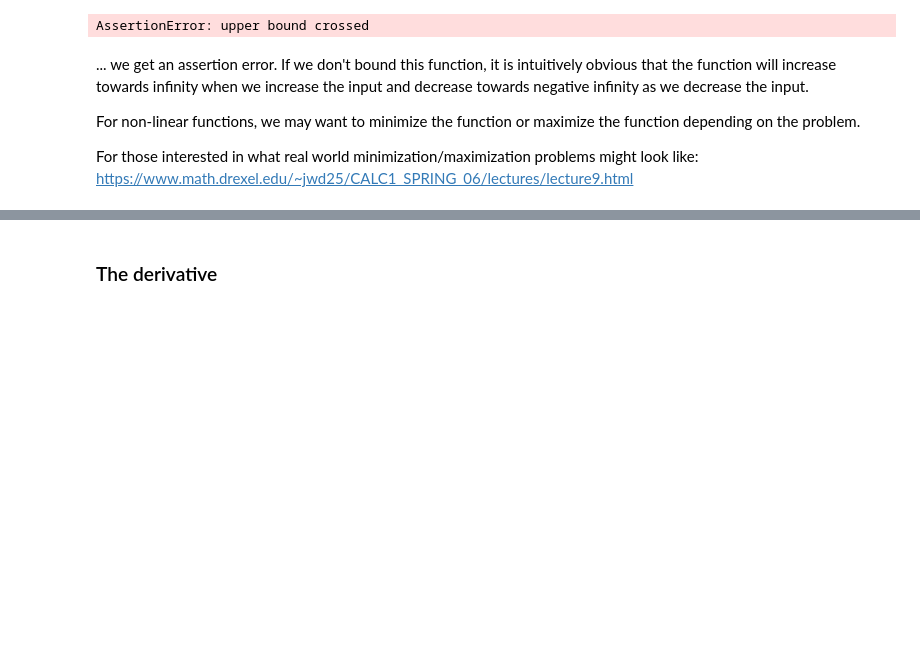
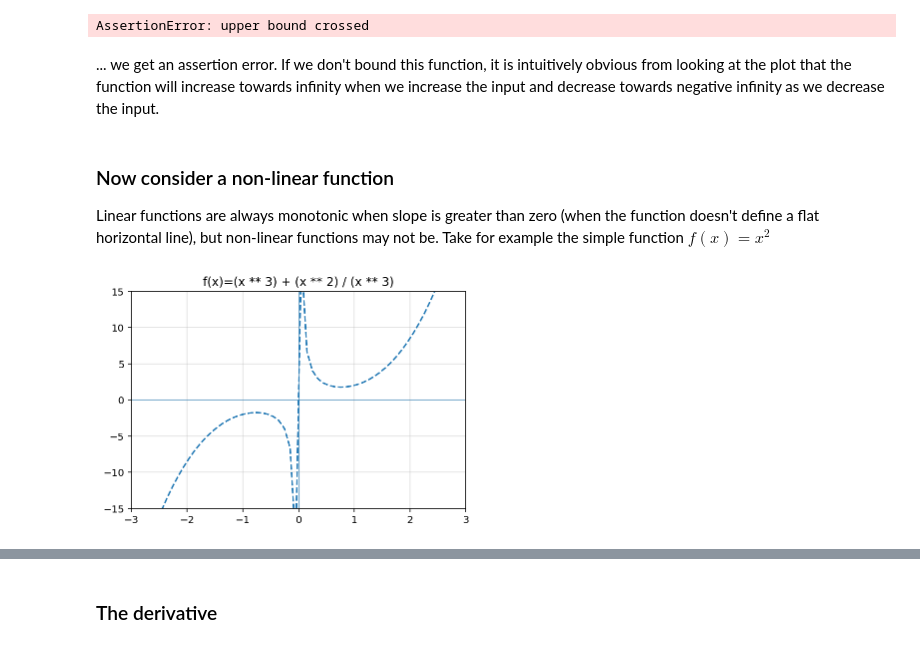
Before and after one commit to zendesk/intelligent-machines, a Jupyter notebook: 3_function_optimization/function_optimization.ipynb, the cells around one changed output, grey strips where cells are left out. Cells and saved outputs as stored; diff of their text form; code cells hidden in the pictures; blank space fills up the shorter version.

```diff
--- a/3_function_optimization/function_optimization.ipynb
+++ b/3_function_optimization/function_optimization.ipynb
@@ -49,9 +78,19 @@ linear(x, m=2)
 # %% [output]
 AssertionError: upper bound crossed
 # %% [markdown]
-... we get an assertion error. If we don't bound this function, it is intuitively obvious that the function will increase towards infinity when we increase the input and decrease towards negative infinity as we decrease the input.
-
-For non-linear functions, we may want to minimize the function or maximize the function depending on the problem.
-
-For those interested in what real world minimization/maximization problems might look like:
-https://www.math.drexel.edu/~jwd25/CALC1_SPRING_06/lectures/lecture9.html
+... we get an assertion error. If we don't bound this function, it is intuitively obvious from looking at the plot that the function will increase towards infinity when we increase the input and decrease towards negative infinity as we decrease the input.
+# %% [markdown]
+### Now consider a non-linear function
+
+Linear functions are always monotonic when slope is greater than zero (when the function doesn't define a flat horizontal line), but non-linear functions may not be. Take for example the simple function $f(x) = x^2$
+# %%
+def non_linear(x):
+    return (x ** 3) + (x ** 2) / (x ** 3)
+
+x = np.linspace(-10, 10, 200)
+y = non_linear(x)
+plt.plot(x, y, linestyle='--')
+formatter(title='f(x)=(x ** 3) + (x ** 2) / (x ** 3)')
+plt.xlim((-3, 3));plt.ylim((-15, 15));
+# %% [output]
+[figure, added]
```
Also changed, not shown: parts of 73 cells of this notebook, 1 other file.
